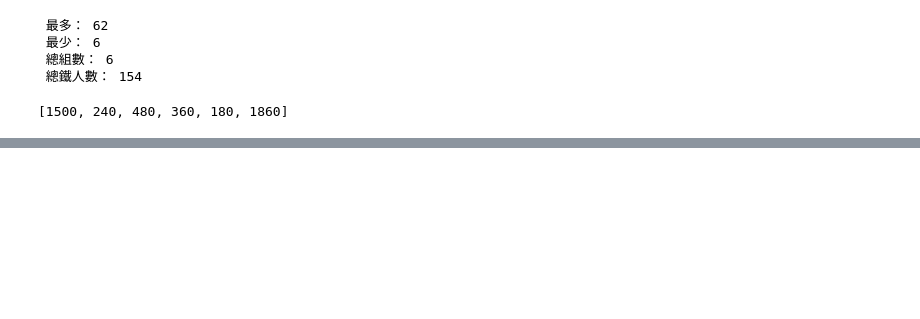
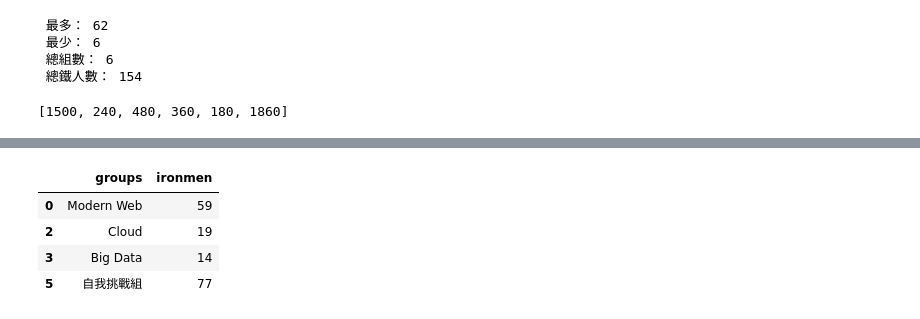
Before and after one commit to Toma-L/PythonProjects, a Jupyter notebook: RTOPY.ipynb, the cells around one changed output, grey strips where cells are left out. Cells and saved outputs as stored; diff of their text form; code cells hidden in the pictures; blank space fills up the shorter version.

```diff
--- a/RTOPY.ipynb
+++ b/RTOPY.ipynb
@@ -358,0 +1310,18 @@ print(ironmen_articles)
+# %%
+import pandas as pd
+
+groups = ["Modern Web", "DevOps", "Cloud", "Big Data", "Security", "自我挑戰組"]
+ironmen = [59, 9, 19, 14, 6, 77]
+
+ironmen_dict = {"groups": groups,
+                "ironmen": ironmen}
+
+ironmen_df = pd.DataFrame(ironmen_dict)
+
+print(ironmen_df.ix[:, "groups"])
+print("---")
+
+print(ironmen_df.ix[0])
+print("---")
+
+print(ironmen_df.ix[0, "groups"])
@@ -358,0 +1342,17 @@ print(ironmen_articles)
+# %%
+import pandas as pd
+
+groups = ["Modern Web", "DevOps", "Cloud", "Big Data", "Security", "自我挑戰組"]
+ironmen_dict = {"groups": groups,
+                "ironmen": ironmen}
+
+ironmen_df = pd.DataFrame(ironmen_dict)
+
+filter = ironmen_df["ironmen"] > 10
+ironmen_df[filter]
+# %% [output]
+|  | groups | ironmen |
+| 0 | Modern Web | 59 |
+| 2 | Cloud | 19 |
+| 3 | Big Data | 14 |
+| 5 | 自我挑戰組 | 77 |
```
Also changed, not shown: parts of 66 cells of this notebook.
